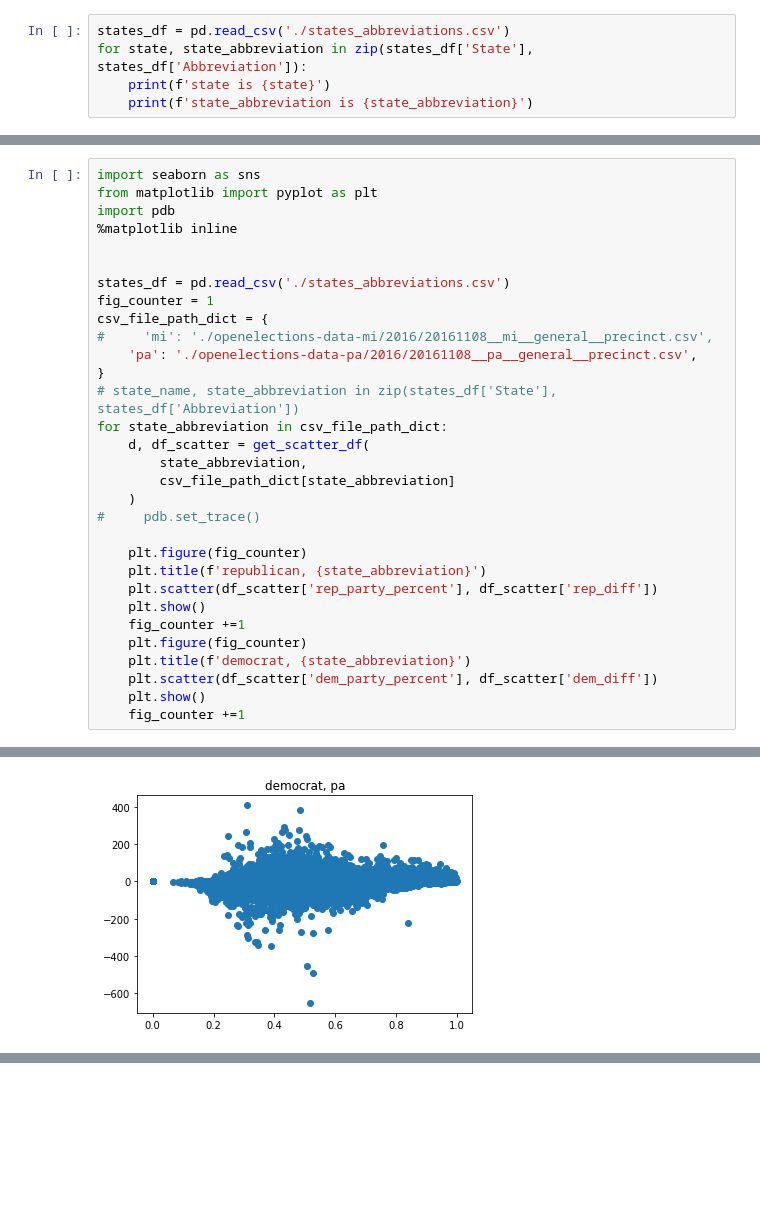
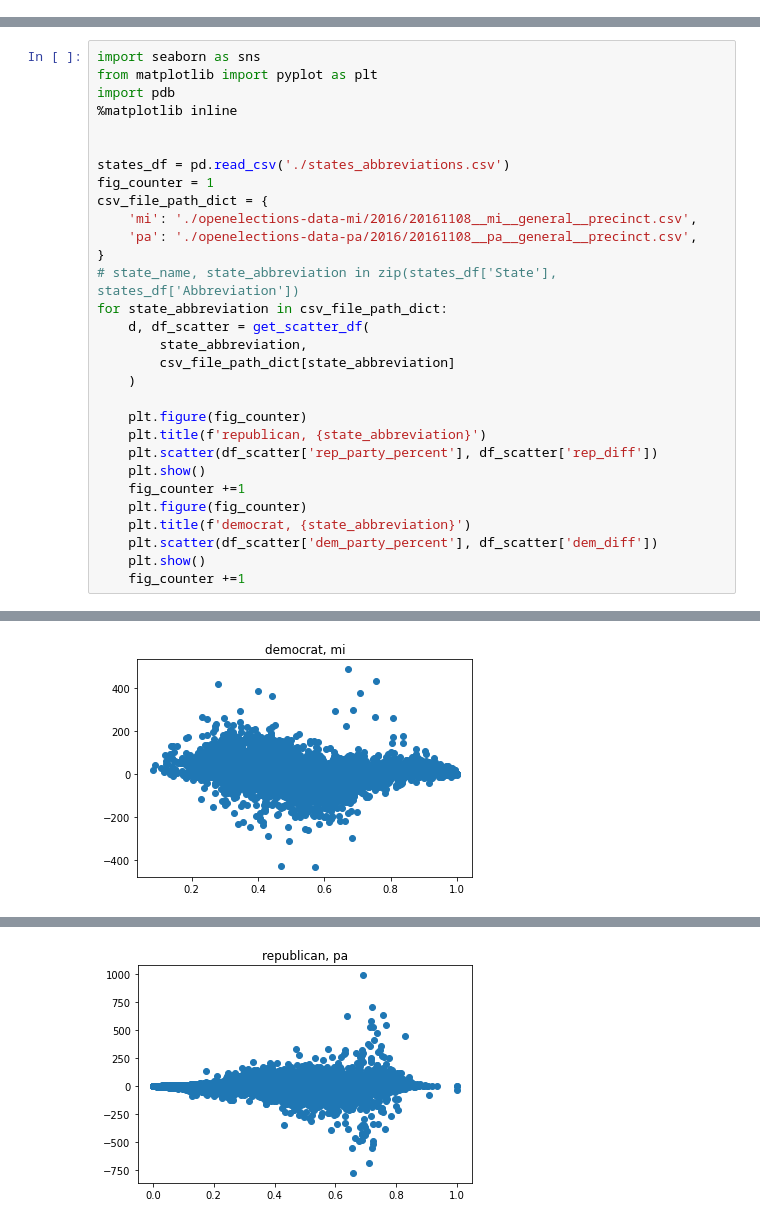
Before and after one commit to tyc85/election_data_analysis, a Jupyter notebook: election_analysis.ipynb, the cells around one changed output, grey strips where cells are left out. Cells and saved outputs as stored; diff of their text form; blank space fills up the shorter version.

Commit message:
add new scripts and data

```diff
--- a/openelections/election_analysis.ipynb
+++ b/election_analysis.ipynb
@@ -1,5 +0,0 @@
-# %%
-states_df = pd.read_csv('./states_abbreviations.csv')
-for state, state_abbreviation in zip(states_df['State'], states_df['Abbreviation']):
-    print(f'state is {state}')
-    print(f'state_abbreviation is {state_abbreviation}')
@@ -119,7 +101,7 @@ import pdb
 states_df = pd.read_csv('./states_abbreviations.csv')
 fig_counter = 1
 csv_file_path_dict = {
-#     'mi': './openelections-data-mi/2016/20161108__mi__general__precinct.csv',
+    'mi': './openelections-data-mi/2016/20161108__mi__general__precinct.csv',
     'pa': './openelections-data-pa/2016/20161108__pa__general__precinct.csv',
 }
 # state_name, state_abbreviation in zip(states_df['State'], states_df['Abbreviation'])
@@ -128,7 +110,6 @@ for state_abbreviation in csv_file_path_dict:
         state_abbreviation,
         csv_file_path_dict[state_abbreviation]
     )
-#     pdb.set_trace()
 
     plt.figure(fig_counter)
     plt.title(f'republican, {state_abbreviation}')
@@ -162 +127 @@ precinct FALLOWFIELD 2 B (Cong 18) got zero presidential vote on both sides
-[figure, old version]
+[figure, new version]
@@ -162,0 +145 @@ precinct FALLOWFIELD 2 B (Cong 18) got zero presidential vote on both sides
+[figure, added]
```
Also changed, not shown: parts of 3 cells of this notebook, 38 other files.
